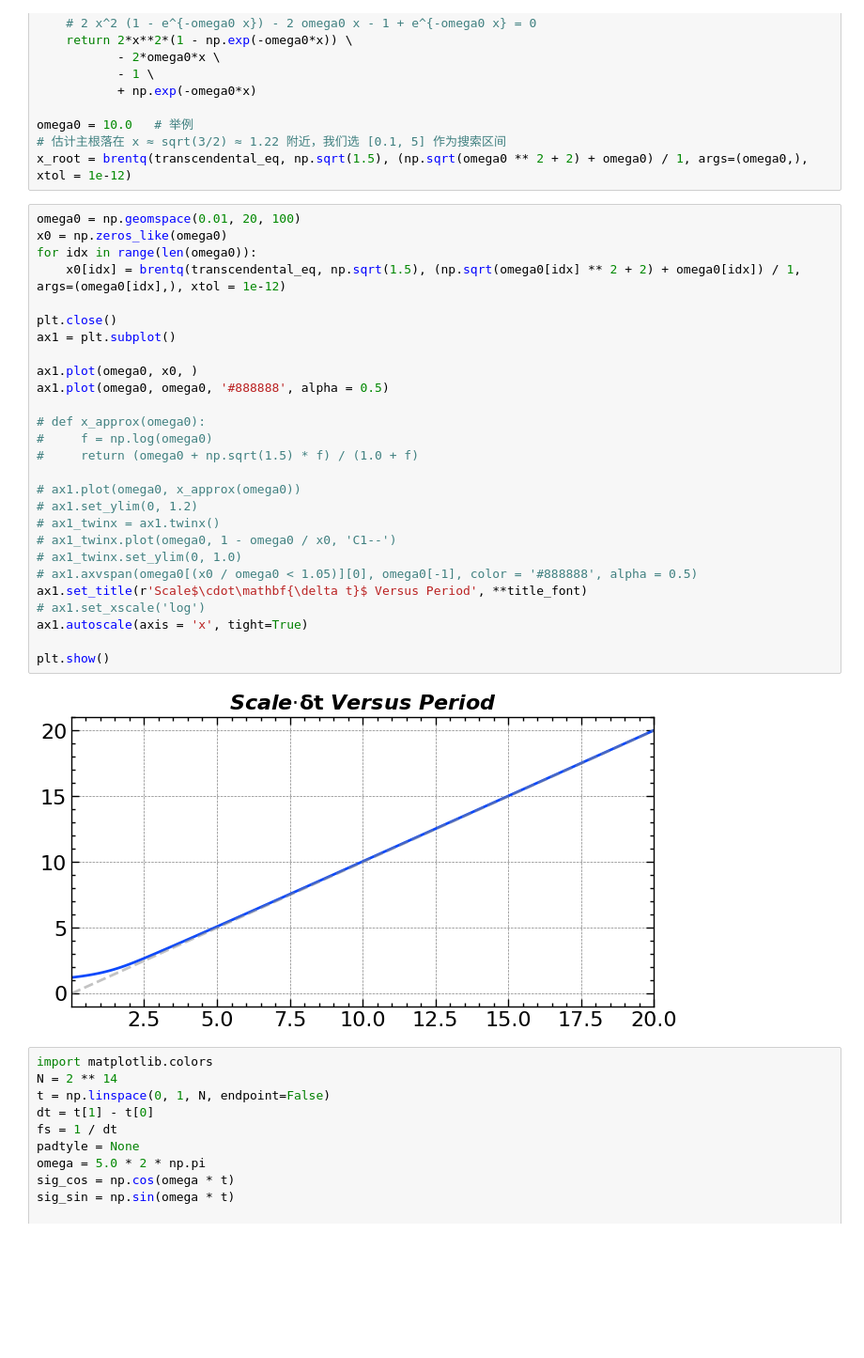
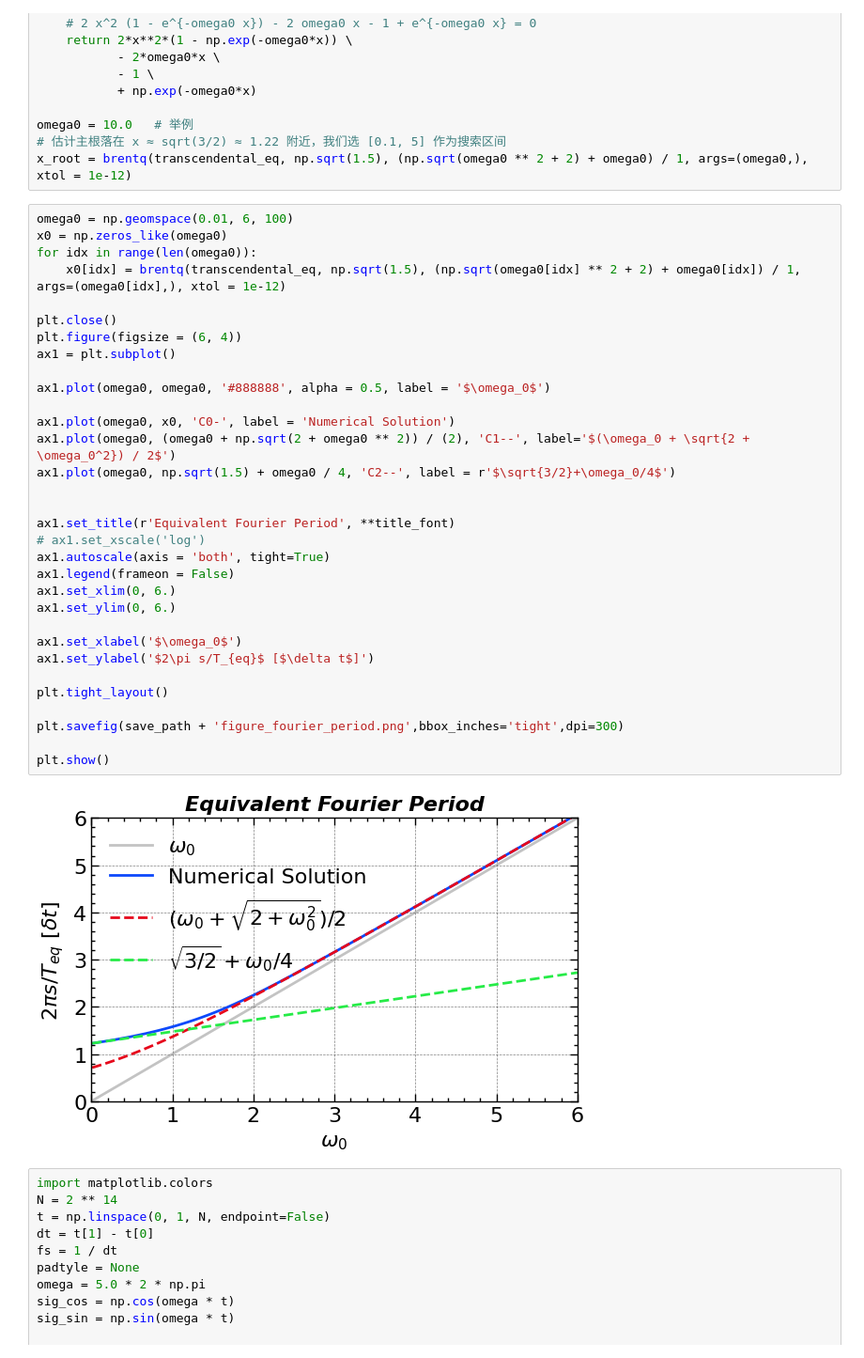
Before and after one commit to jiutongzhao/Time-Series-Data-Analysis, a Jupyter notebook: chap7.ipynb, the cells around one changed output. Shown at 94% size. Cells and saved outputs as stored; diff of their text form; blank space fills up the shorter version.

```diff
--- a/chap7.ipynb
+++ b/chap7.ipynb
@@ -112,34 +112,39 @@ omega0 = 10.0   # 举例
 # 估计主根落在 x ≈ sqrt(3/2) ≈ 1.22 附近，我们选 [0.1, 5] 作为搜索区间
 x_root = brentq(transcendental_eq, np.sqrt(1.5), (np.sqrt(omega0 ** 2 + 2) + omega0) / 1, args=(omega0,), xtol = 1e-12)
 # %%
-omega0 = np.geomspace(0.01, 20, 100)
+omega0 = np.geomspace(0.01, 6, 100)
 x0 = np.zeros_like(omega0)
 for idx in range(len(omega0)):
     x0[idx] = brentq(transcendental_eq, np.sqrt(1.5), (np.sqrt(omega0[idx] ** 2 + 2) + omega0[idx]) / 1, args=(omega0[idx],), xtol = 1e-12)
 
 plt.close()
+plt.figure(figsize = (6, 4))
 ax1 = plt.subplot()
 
-ax1.plot(omega0, x0, )
-ax1.plot(omega0, omega0, '#888888', alpha = 0.5)
+ax1.plot(omega0, omega0, '#888888', alpha = 0.5, label = '$\omega_0$')
 
-# def x_approx(omega0):
-#     f = np.log(omega0)
-#     return (omega0 + np.sqrt(1.5) * f) / (1.0 + f)
+ax1.plot(omega0, x0, 'C0-', label = 'Numerical Solution')
+ax1.plot(omega0, (omega0 + np.sqrt(2 + omega0 ** 2)) / (2), 'C1--', label='$(\omega_0 + \sqrt{2 + \omega_0^2}) / 2$')
+ax1.plot(omega0, np.sqrt(1.5) + omega0 / 4, 'C2--', label = r'$\sqrt{3/2}+\omega_0/4$')
 
-# ax1.plot(omega0, x_approx(omega0))
-# ax1.set_ylim(0, 1.2)
-# ax1_twinx = ax1.twinx()
-# ax1_twinx.plot(omega0, 1 - omega0 / x0, 'C1--')
-# ax1_twinx.set_ylim(0, 1.0)
-# ax1.axvspan(omega0[(x0 / omega0 < 1.05)][0], omega0[-1], color = '#888888', alpha = 0.5)
-ax1.set_title(r'Scale$\cdot\mathbf{\delta t}$ Versus Period', **title_font)
+
+ax1.set_title(r'Equivalent Fourier Period', **title_font)
 # ax1.set_xscale('log')
-ax1.autoscale(axis = 'x', tight=True)
+ax1.autoscale(axis = 'both', tight=True)
+ax1.legend(frameon = False)
+ax1.set_xlim(0, 6.)
+ax1.set_ylim(0, 6.)
+
+ax1.set_xlabel('$\omega_0$')
+ax1.set_ylabel('$2\pi s/T_{eq}$ [$\delta t$]')
+
+plt.tight_layout()
+
+plt.savefig(save_path + 'figure_fourier_period.png',bbox_inches='tight',dpi=300)
 
 plt.show()
 # %% [output]
-[figure, old version]
+[figure, new version]
 # %%
 import matplotlib.colors
 N = 2 ** 14
```
Also changed, not shown: parts of 9 cells of this notebook, 8 other files.
